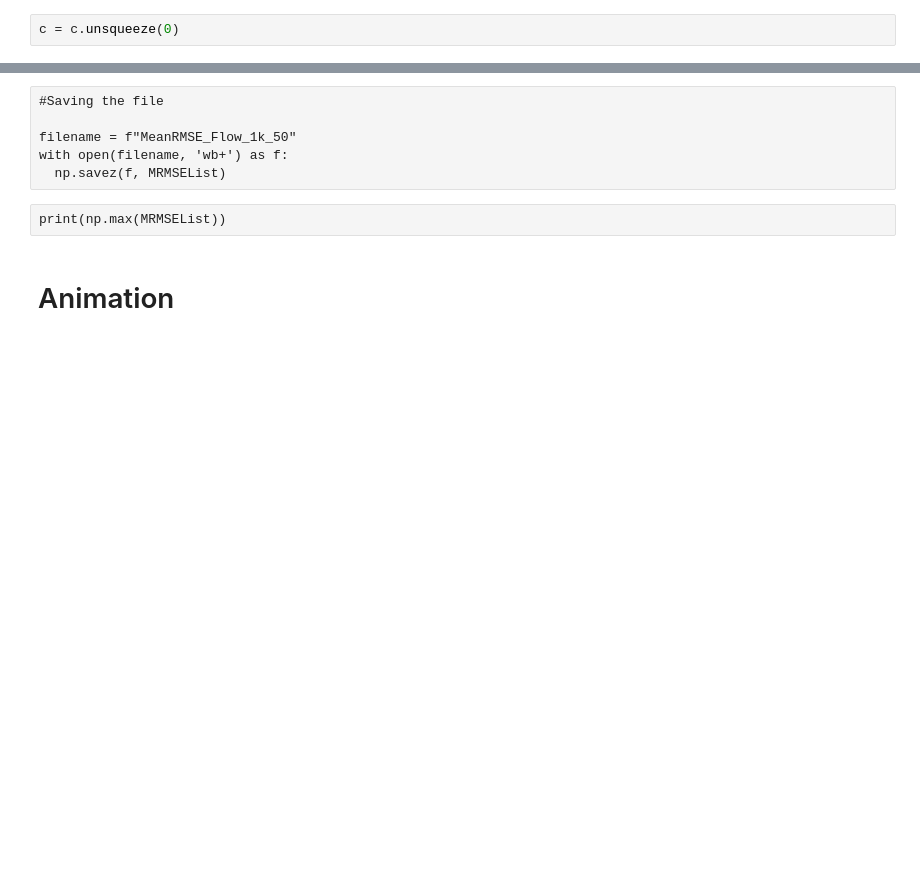
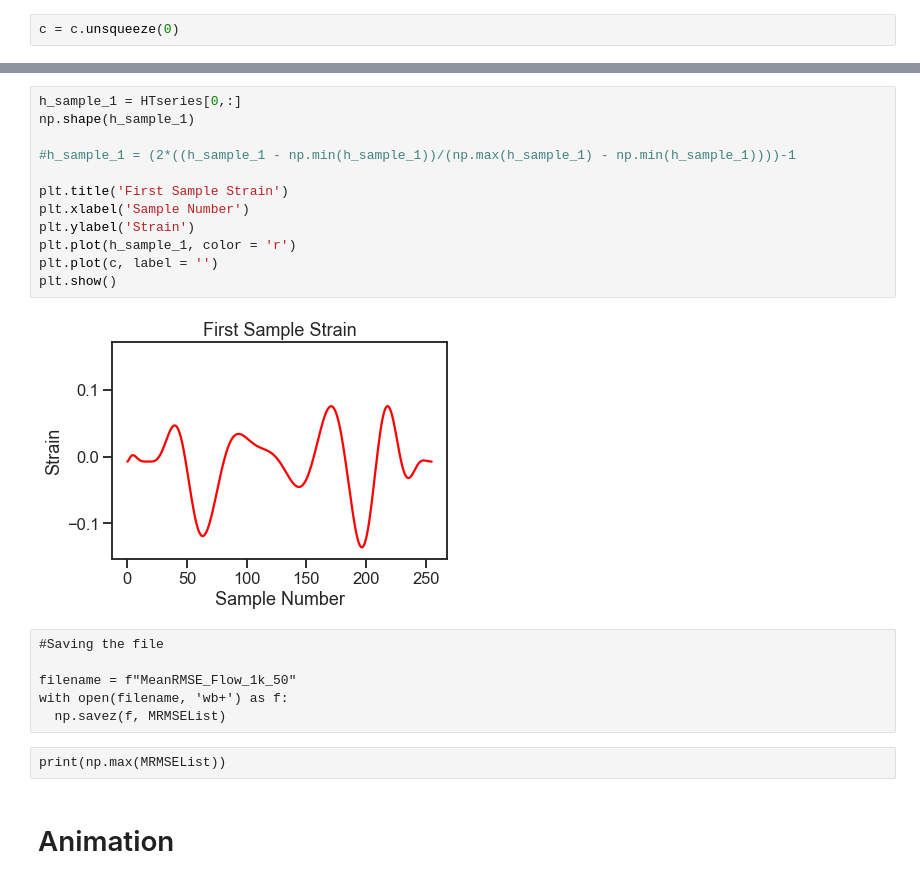
Before and after one commit to eMillar2718/MassDynamicsGW, a Jupyter notebook: NFlowMassDynamics.ipynb, the cells around one changed output, grey strips where cells are left out. Saved outputs shown, nothing was run; the diff lists cells and outputs as text; blank space fills up the shorter version.

```diff
--- a/NFlowMassDynamics.ipynb
+++ b/NFlowMassDynamics.ipynb
@@ -586,3 +545,17 @@ Parser   : 111 ms
+# %%
+h_sample_1 = HTseries[0,:]
+np.shape(h_sample_1)
+
+#h_sample_1 = (2*((h_sample_1 - np.min(h_sample_1))/(np.max(h_sample_1) - np.min(h_sample_1))))-1
+
+plt.title('First Sample Strain')
+plt.xlabel('Sample Number')
+plt.ylabel('Strain')
+plt.plot(h_sample_1, color = 'r')
+plt.plot(c, label = '')
+plt.show()
+# %% [output]
+[figure, added]
 # %% [raw]
 #Saving the file
 
```
Also changed, not shown: parts of 8 cells of this notebook, 1 other file.
